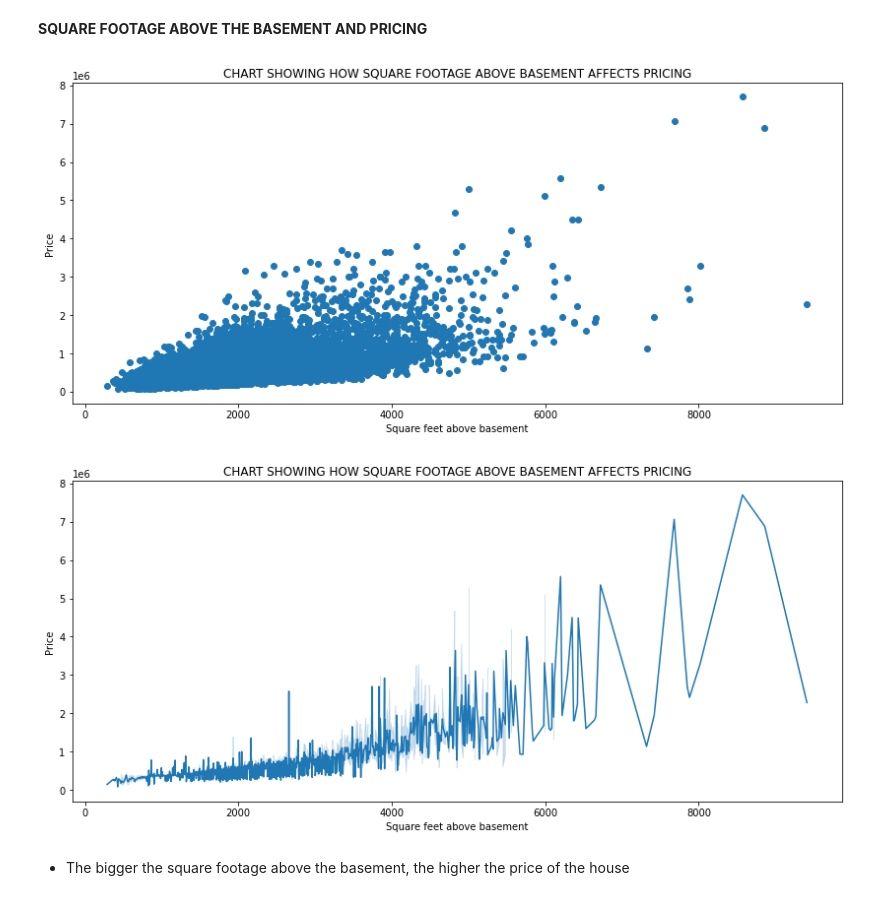
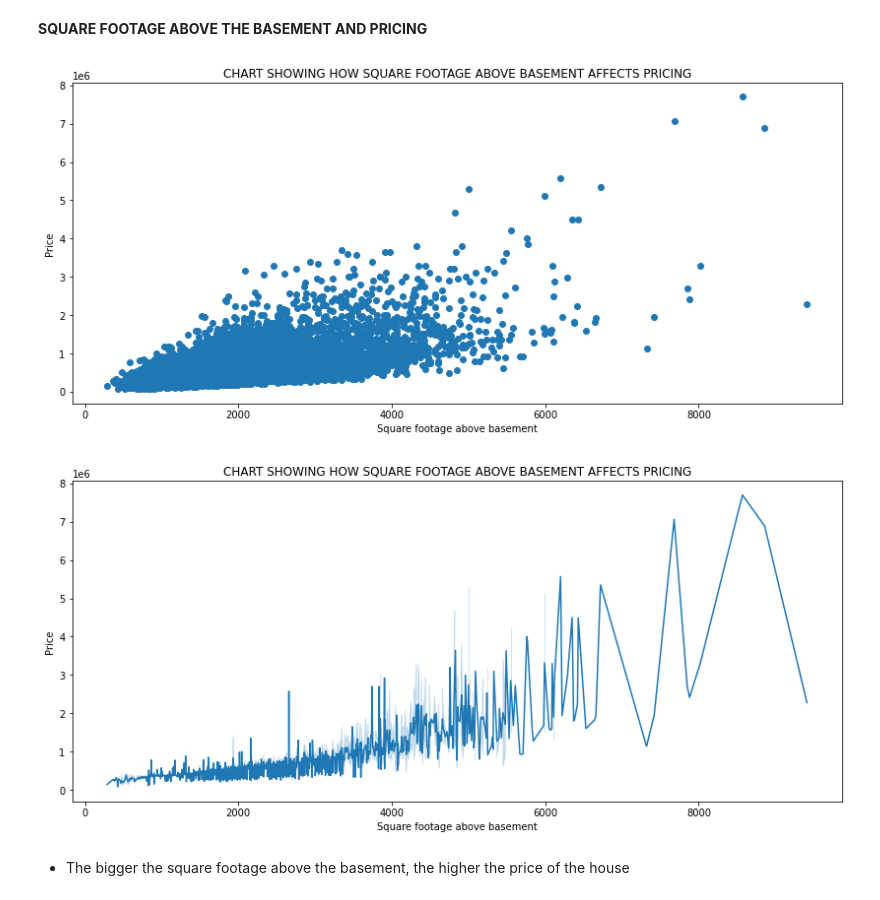
Before and after one commit to MikeDeecode/KC-properties-price-analysis, a Jupyter notebook: kc_properties_analysis.ipynb, the cells around one changed output. Drawn from its saved outputs; the diff is of its cells as text; code cells hidden in the pictures.

```diff
--- a/kc_properties_analysis.ipynb
+++ b/kc_properties_analysis.ipynb
@@ -500,22 +500,22 @@ plt.show()
 # %%
 plt.figure(figsize = (14, 6))
 plt.scatter(kc_properties['sqft_above'], kc_properties['price'])
-plt.xlabel("Square feet above basement")
+plt.xlabel("Square footage above basement")
 plt.ylabel("Price")
 plt.title("CHART SHOWING HOW SQUARE FOOTAGE ABOVE BASEMENT AFFECTS PRICING")
 
 plt.show()
 # %% [output]
-[figure, old version]
+[figure, new version]
 # %%
 plt.figure(figsize = (14, 6))
 sns.lineplot('sqft_above', 'price', data = kc_properties)
-plt.xlabel("Square feet above basement")
+plt.xlabel("Square footage above basement")
 plt.ylabel("Price")
 plt.title("CHART SHOWING HOW SQUARE FOOTAGE ABOVE BASEMENT AFFECTS PRICING")
 plt.show()
 # %% [output]
-[figure, old version]
+[figure, new version]
 # %% [markdown]
 * The bigger the square footage above the basement, the higher the price of the house
 # %% [markdown]
```
